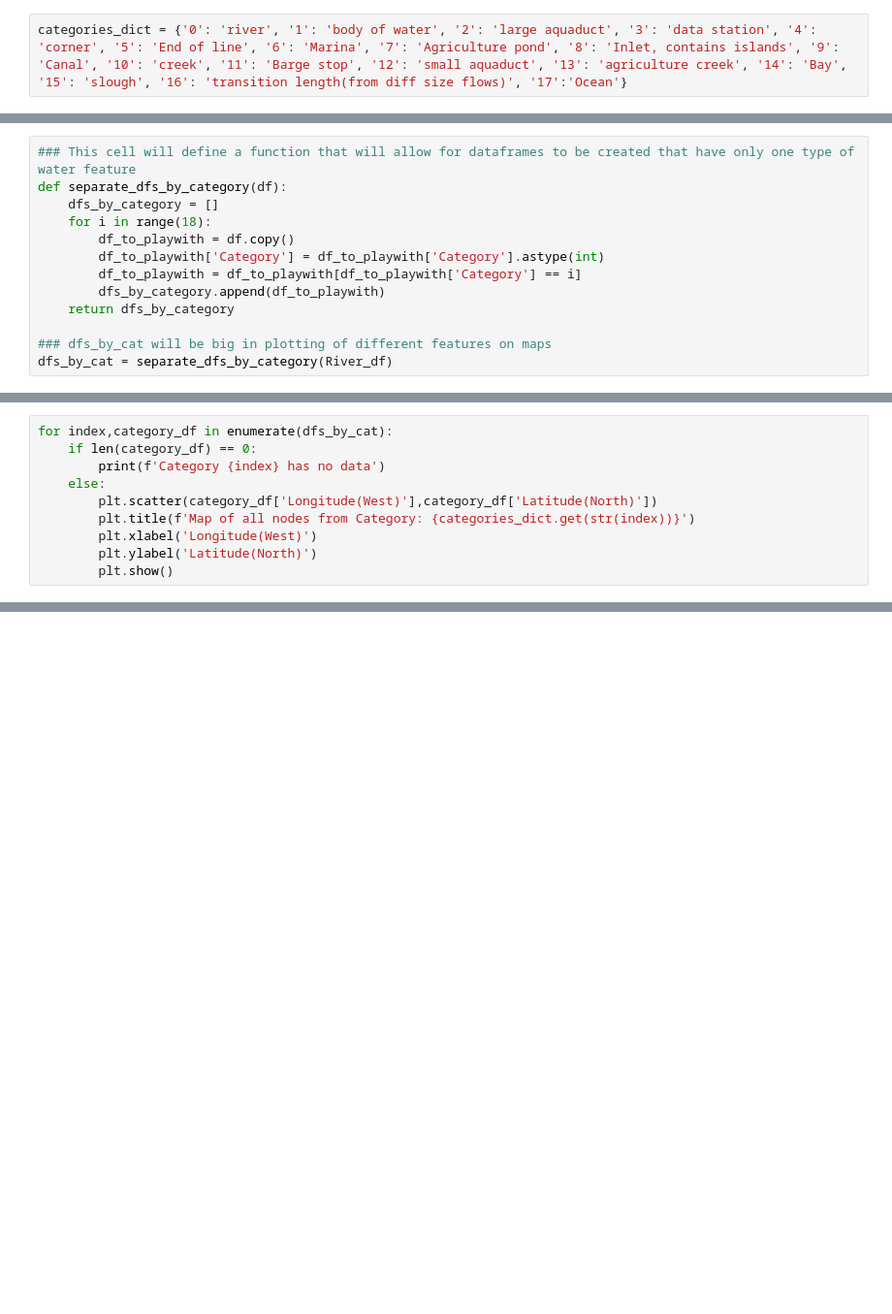
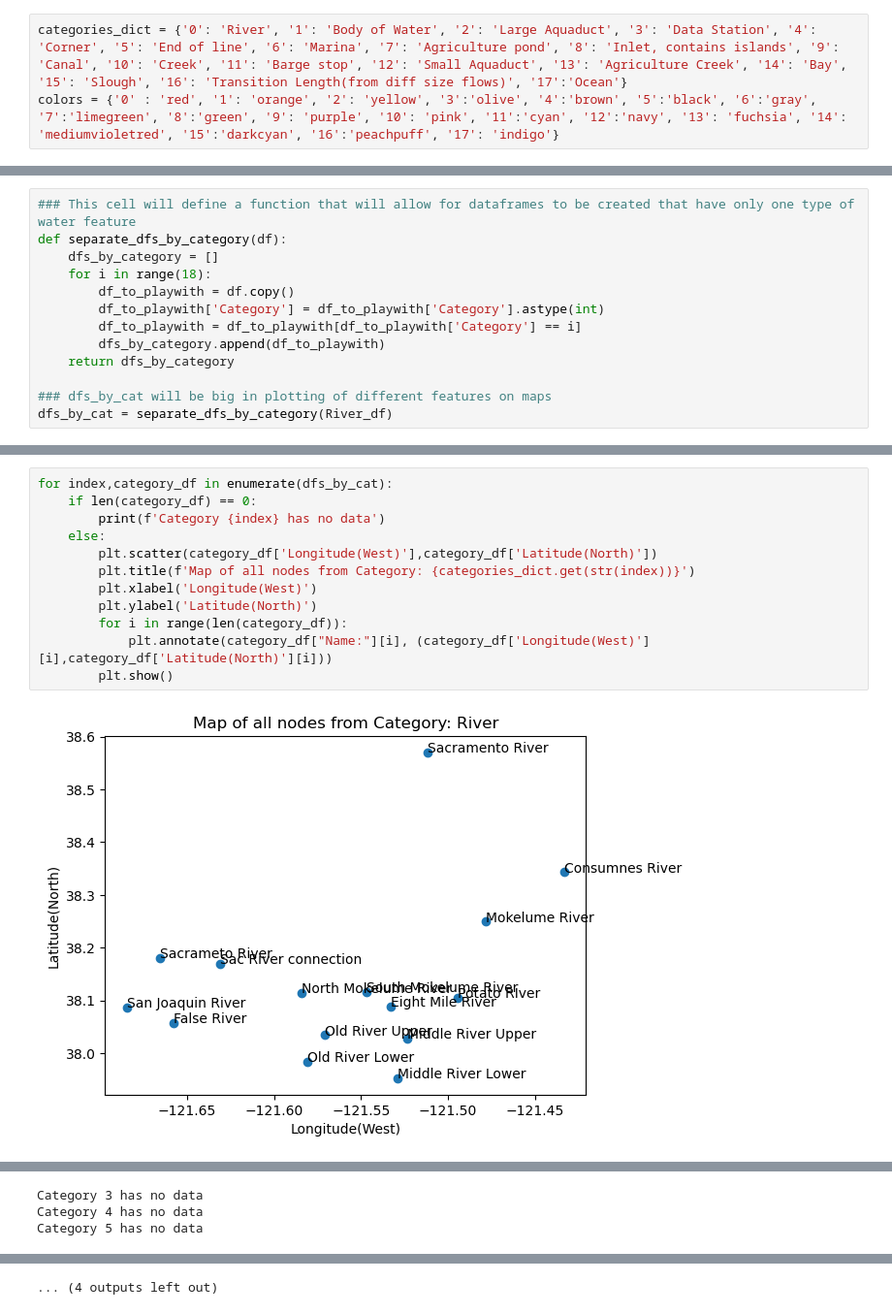
Before and after one commit to tcmarino8/This-Class-a-Treat, a Jupyter notebook: ASSIGNMENT_4.ipynb, the cells around one changed output, grey strips where cells are left out. Shown at 97% size. Drawn from its saved outputs; the diff is of its cells as text; blank space fills up the shorter version.

```diff
--- a/ASSIGNMENT_4.ipynb
+++ b/ASSIGNMENT_4.ipynb
@@ -7,5 +8,6 @@ import re
 # %%
-categories_dict = {'0': 'river', '1': 'body of water', '2': 'large aquaduct', '3': 'data station', '4': 'corner', '5': 'End of line', '6': 'Marina', '7': 'Agriculture pond', '8': 'Inlet, contains islands', '9': 'Canal', '10': 'creek', '11': 'Barge stop', '12': 'small aquaduct', '13': 'agriculture creek', '14': 'Bay', '15': 'slough', '16': 'transition length(from diff size flows)', '17':'Ocean'}
+categories_dict = {'0': 'River', '1': 'Body of Water', '2': 'Large Aquaduct', '3': 'Data Station', '4': 'Corner', '5': 'End of line', '6': 'Marina', '7': 'Agriculture pond', '8': 'Inlet, contains islands', '9': 'Canal', '10': 'Creek', '11': 'Barge stop', '12': 'Small Aquaduct', '13': 'Agriculture Creek', '14': 'Bay', '15': 'Slough', '16': 'Transition Length(from diff size flows)', '17':'Ocean'}
+colors = {'0' : 'red', '1': 'orange', '2': 'yellow', '3':'olive', '4':'brown', '5':'black', '6':'gray', '7':'limegreen', '8':'green', '9': 'purple', '10': 'pink', '11':'cyan', '12':'navy', '13': 'fuchsia', '14': 'mediumvioletred', '15':'darkcyan', '16':'peachpuff', '17': 'indigo'}
 # %%
 River_df = pd.read_csv('RiverNetwork.csv')
 River_df.columns=River_df.iloc[0]
@@ -236,10 +284,14 @@ print('this leaves us with a total number of features at:', total_when_sep, '!!B
 # %%
 for index,category_df in enumerate(dfs_by_cat):
     if len(category_df) == 0:
         print(f'Category {index} has no data')
     else:
         plt.scatter(category_df['Longitude(West)'],category_df['Latitude(North)'])
         plt.title(f'Map of all nodes from Category: {categories_dict.get(str(index))}')
         plt.xlabel('Longitude(West)')
         plt.ylabel('Latitude(North)')
+        for i in range(len(category_df)):
+            plt.annotate(category_df["Name:"][i], (category_df['Longitude(West)'][i],category_df['Latitude(North)'][i]))
         plt.show()
+# %% [output]
+[figure, added]
@@ -245,0 +300,3 @@ for index,category_df in enumerate(dfs_by_cat):
+Category 3 has no data
+Category 4 has no data
+Category 5 has no data
@@ -245,0 +311 @@ for index,category_df in enumerate(dfs_by_cat):
+... (4 outputs left out)
```
Also changed, not shown: parts of 15 cells of this notebook.
